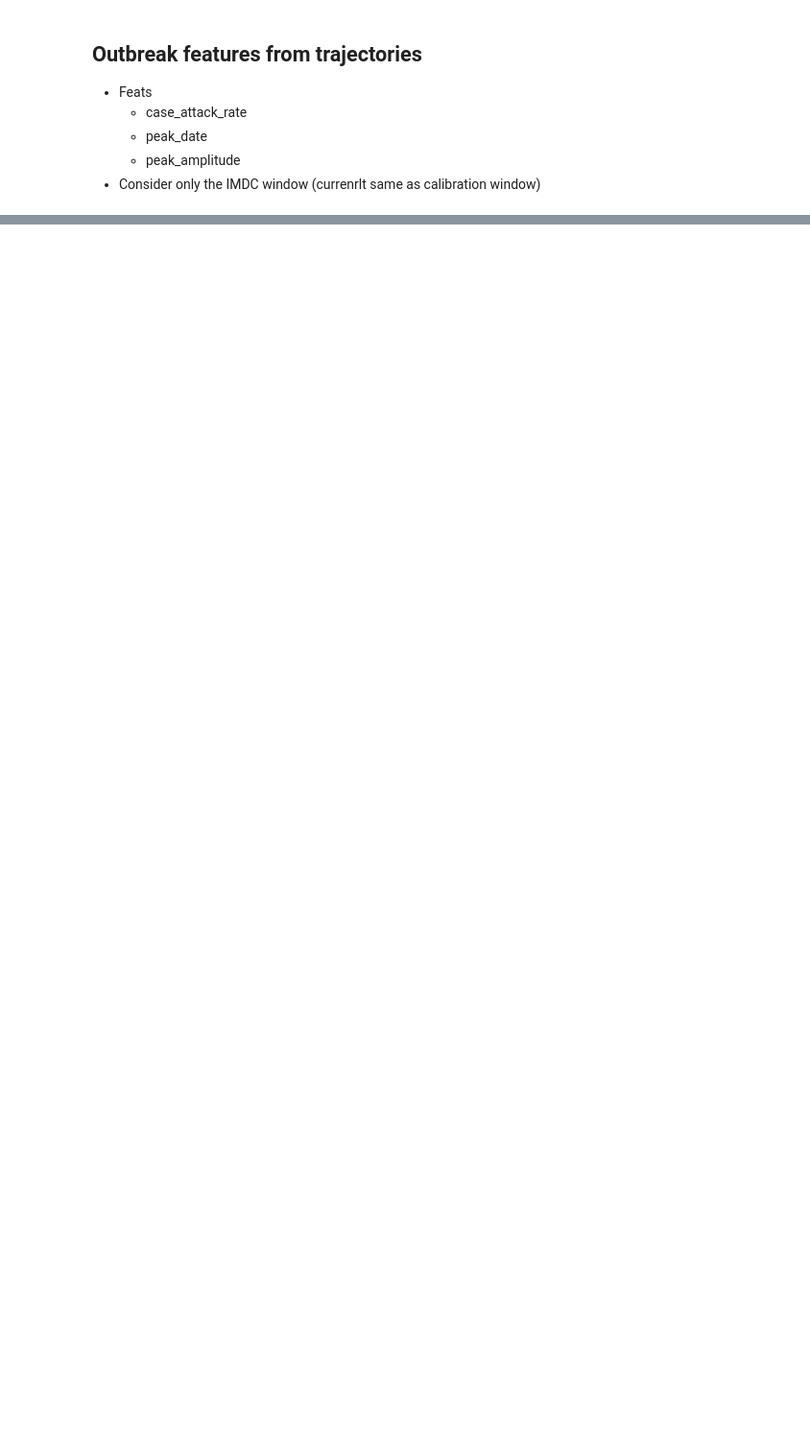
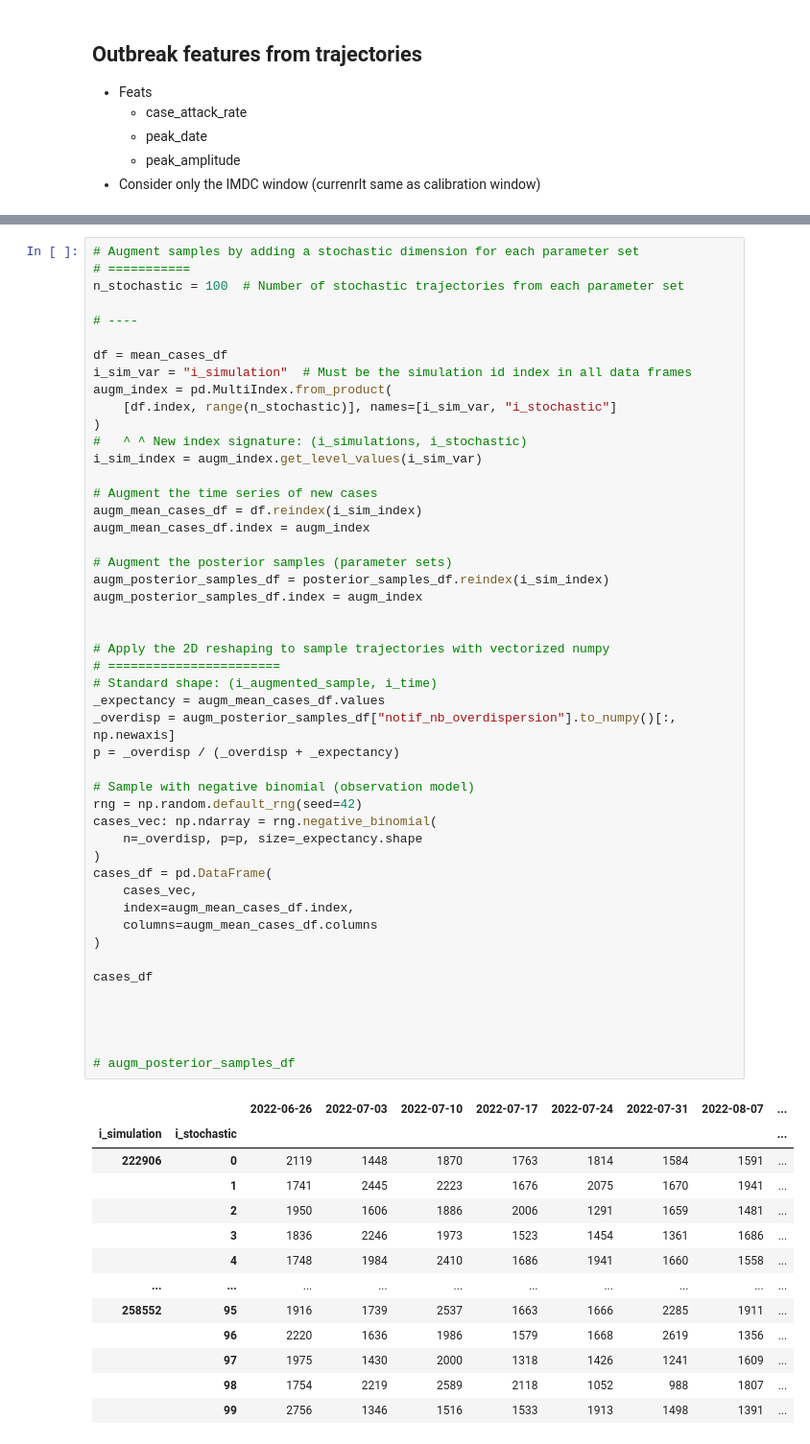
Before and after one commit to InfraMIND-models/3rd_imdc_ifgw_inframind-proteus, a Jupyter notebook: src/prototypes/process_calibration_results.ipynb, the cells around one changed output, grey strips where cells are left out. Shown at 96% size. Drawn from its saved outputs; the diff is of its cells as text; blank space fills up the shorter version.

```diff
--- a/src/prototypes/process_calibration_results.ipynb
+++ b/src/prototypes/process_calibration_results.ipynb
@@ -233,0 +241,62 @@ features
+# %%
+# Augment samples by adding a stochastic dimension for each parameter set
+# ===========
+n_stochastic = 100  # Number of stochastic trajectories from each parameter set
+
+# ----
+
+df = mean_cases_df
+i_sim_var = "i_simulation"  # Must be the simulation id index in all data frames
+augm_index = pd.MultiIndex.from_product(
+    [df.index, range(n_stochastic)], names=[i_sim_var, "i_stochastic"]
+)
+#   ^ ^ New index signature: (i_simulations, i_stochastic)
+i_sim_index = augm_index.get_level_values(i_sim_var)
+
+# Augment the time series of new cases
+augm_mean_cases_df = df.reindex(i_sim_index)
+augm_mean_cases_df.index = augm_index
+
+# Augment the posterior samples (parameter sets)
+augm_posterior_samples_df = posterior_samples_df.reindex(i_sim_index)
+augm_posterior_samples_df.index = augm_index
+
+
+# Apply the 2D reshaping to sample trajectories with vectorized numpy
+# =======================
+# Standard shape: (i_augmented_sample, i_time)
+_expectancy = augm_mean_cases_df.values
+_overdisp = augm_posterior_samples_df["notif_nb_overdispersion"].to_numpy()[:, np.newaxis]
+p = _overdisp / (_overdisp + _expectancy)
+
+# Sample with negative binomial (observation model)
+rng = np.random.default_rng(seed=42)
+cases_vec: np.ndarray = rng.negative_binomial(
+    n=_overdisp, p=p, size=_expectancy.shape
+)
+cases_df = pd.DataFrame(
+    cases_vec,
+    index=augm_mean_cases_df.index,
+    columns=augm_mean_cases_df.columns
+)
+
+cases_df
+
+
+
+
+# augm_posterior_samples_df
+# %% [output]
+|  |  | 2022-06-26 | 2022-07-03 | 2022-07-10 | 2022-07-17 | 2022-07-24 | 2022-07-31 | 2022-08-07 | ... |
+| i_simulation | i_stochastic |  |  |  |  |  |  |  | ... |
+| 222906 | 0 | 2119 | 1448 | 1870 | 1763 | 1814 | 1584 | 1591 | ... |
+|  | 1 | 1741 | 2445 | 2223 | 1676 | 2075 | 1670 | 1941 | ... |
+|  | 2 | 1950 | 1606 | 1886 | 2006 | 1291 | 1659 | 1481 | ... |
+|  | 3 | 1836 | 2246 | 1973 | 1523 | 1454 | 1361 | 1686 | ... |
+|  | 4 | 1748 | 1984 | 2410 | 1686 | 1941 | 1660 | 1558 | ... |
+| ... | ... | ... | ... | ... | ... | ... | ... | ... | ... |
+| 258552 | 95 | 1916 | 1739 | 2537 | 1663 | 1666 | 2285 | 1911 | ... |
+|  | 96 | 2220 | 1636 | 1986 | 1579 | 1668 | 2619 | 1356 | ... |
+|  | 97 | 1975 | 1430 | 2000 | 1318 | 1426 | 1241 | 1609 | ... |
+|  | 98 | 1754 | 2219 | 2589 | 2118 | 1052 | 988 | 1807 | ... |
+|  | 99 | 2756 | 1346 | 1516 | 1533 | 1913 | 1498 | 1391 | ... |
```
Also changed, not shown: parts of 11 cells of this notebook.
